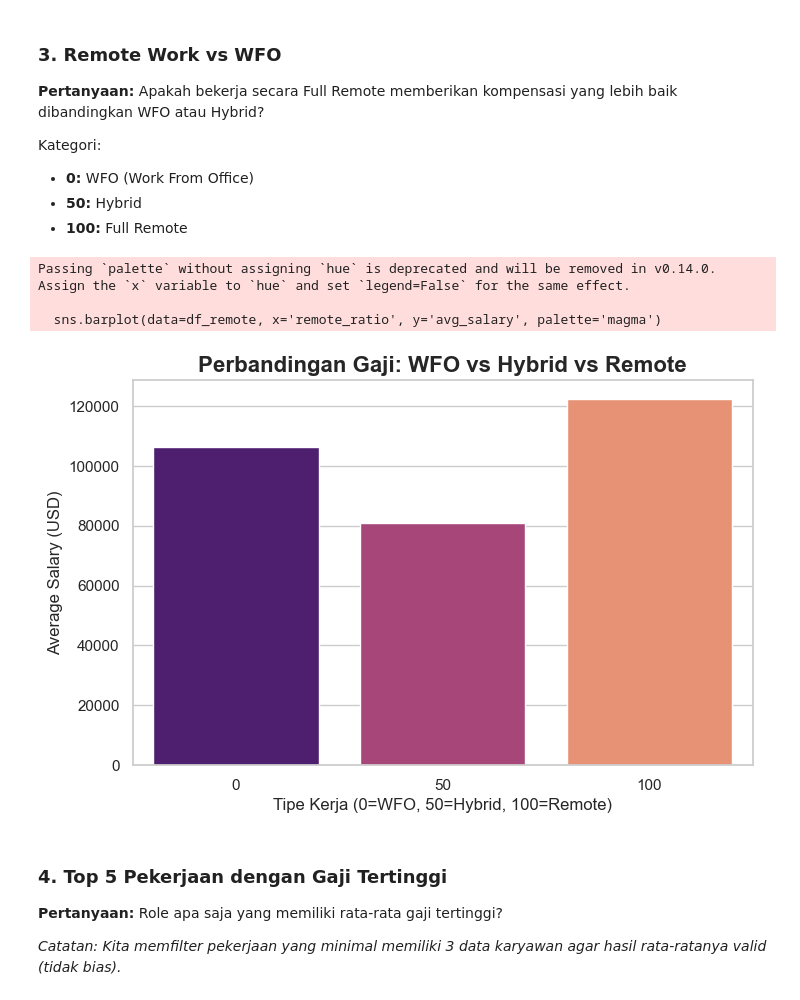
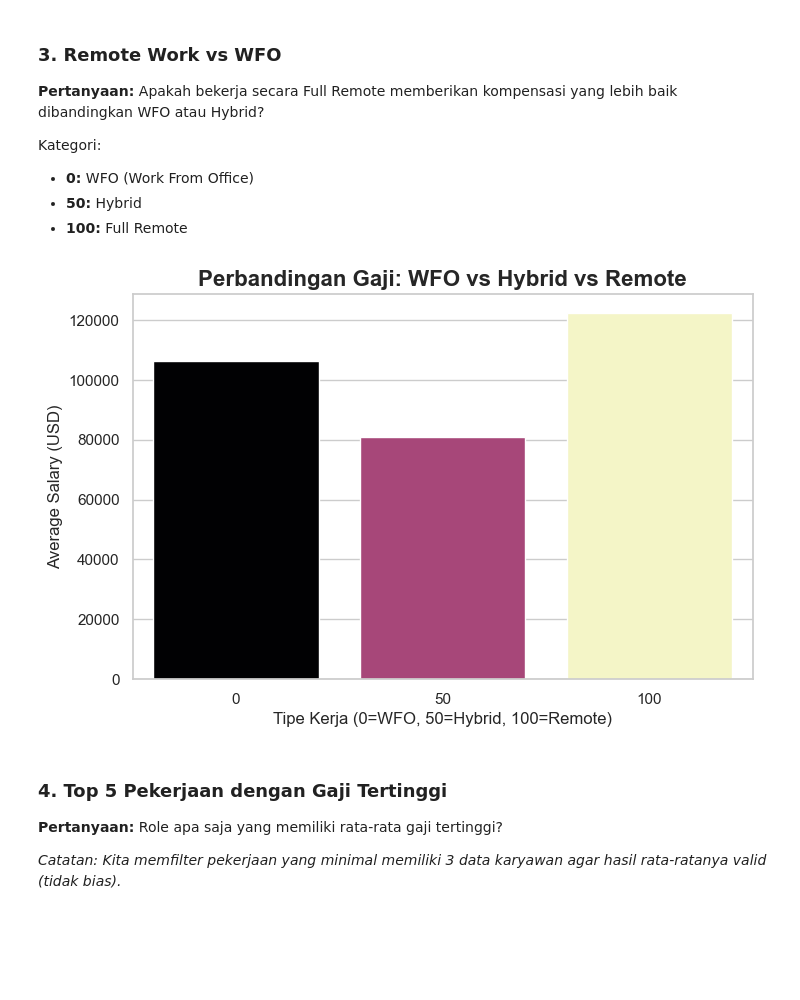
Before and after one commit to subki72/data-science-salary-analysis, a Jupyter notebook: dsSalary.ipynb, the cells around one changed output. Saved outputs shown, nothing was run; the diff lists cells and outputs as text; code cells hidden in the pictures; blank space fills up the shorter version.

```diff
--- a/dsSalary.ipynb
+++ b/dsSalary.ipynb
@@ -139,25 +136,22 @@ Kategori:
 # %%
 query_remote = """
 SELECT
     remote_ratio,
     AVG(salary_in_usd) as avg_salary
 FROM ds_salaries
 GROUP BY remote_ratio
 """
 
 df_remote = pd.read_sql_query(query_remote, conn)
 
 plt.figure(figsize=(8, 5))
-sns.barplot(data=df_remote, x='remote_ratio', y='avg_salary', palette='magma')
+sns.barplot(data=df_remote, x='remote_ratio', y='avg_salary', hue='remote_ratio', palette='magma', legend=False)
 plt.title('Perbandingan Gaji: WFO vs Hybrid vs Remote', fontsize=16, fontweight='bold')
 plt.xlabel('Tipe Kerja (0=WFO, 50=Hybrid, 100=Remote)')
 plt.ylabel('Average Salary (USD)')
 plt.show()
 # %% [output]
-Passing `palette` without assigning `hue` is deprecated and will be removed in v0.14.0. Assign the `x` variable to `hue` and set `legend=False` for the same effect.
-
-  sns.barplot(data=df_remote, x='remote_ratio', y='avg_salary', palette='magma')
-[figure, old version]
+[figure, new version]
 # %% [markdown]
 ### **4. Top 5 Pekerjaan dengan Gaji Tertinggi**
 **Pertanyaan:** Role apa saja yang memiliki rata-rata gaji tertinggi?
```
Also changed, not shown: parts of 5 cells of this notebook.
